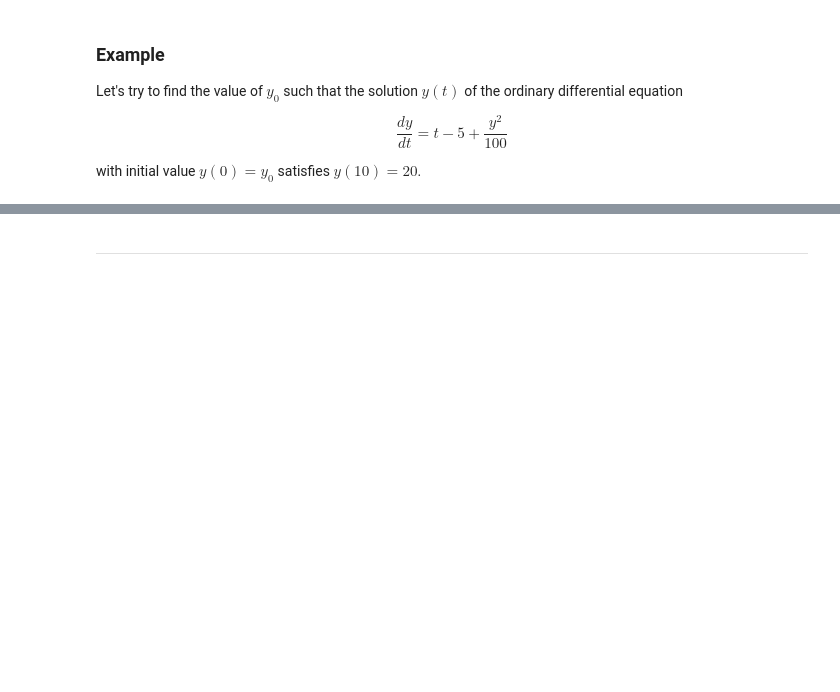
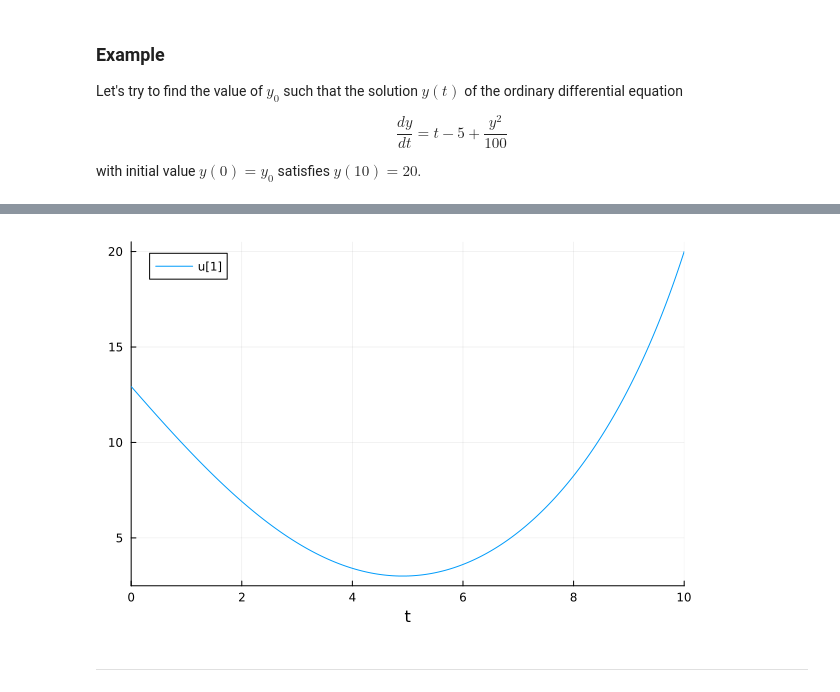
Before and after one commit to math435/20252-lecture-notes, a Jupyter notebook: chapter03/Section 3.2 - Bisection method.ipynb, the cells around one changed output, grey strips where cells are left out. Saved outputs shown, nothing was run; the diff lists cells and outputs as text; code cells hidden in the pictures; blank space fills up the shorter version.

```diff
--- a/chapter03/Section 3.2 - Bisection method.ipynb
+++ b/chapter03/Section 3.2 - Bisection method.ipynb
@@ -74,3 +133,8 @@ plot(sol)
+# %%
+sol = foo(p)
+plot(sol)
+# %% [output]
+[figure, added]
 # %% [markdown]
 ---
 # %% [markdown]
```
Also changed, not shown: parts of 9 cells of this notebook, 1 other file.
